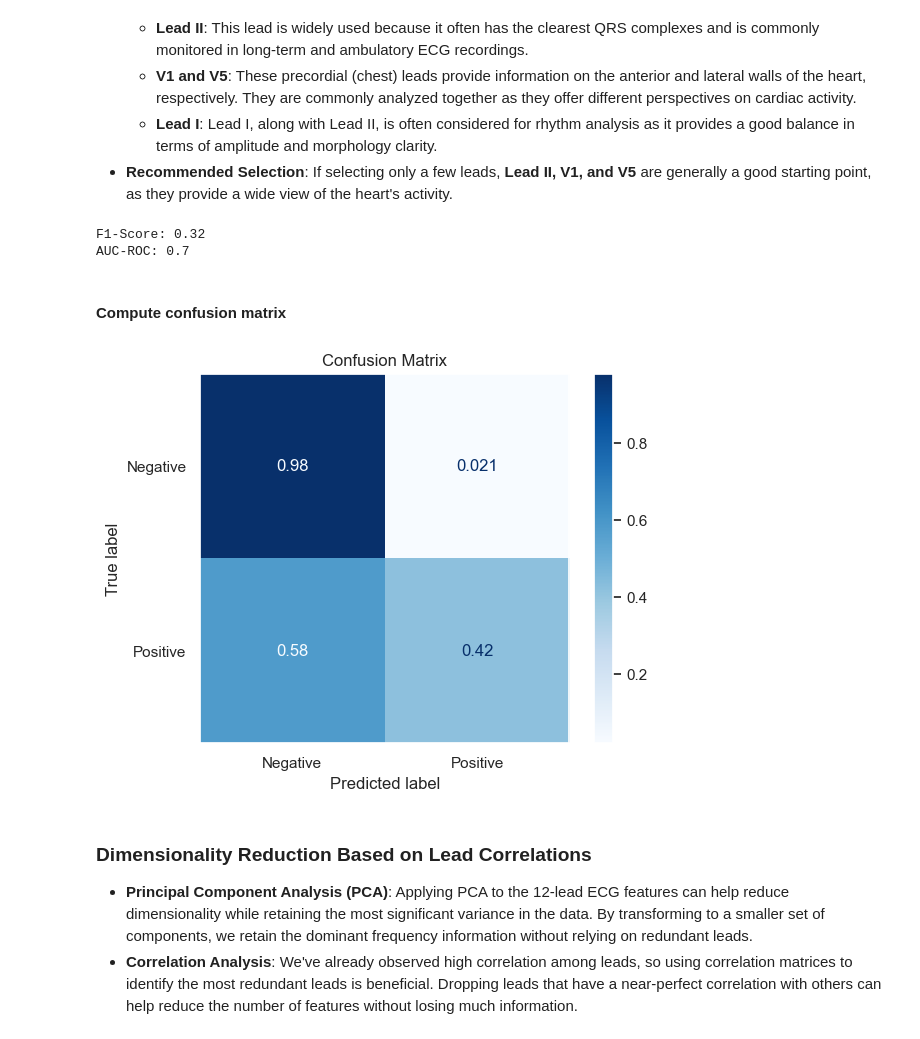
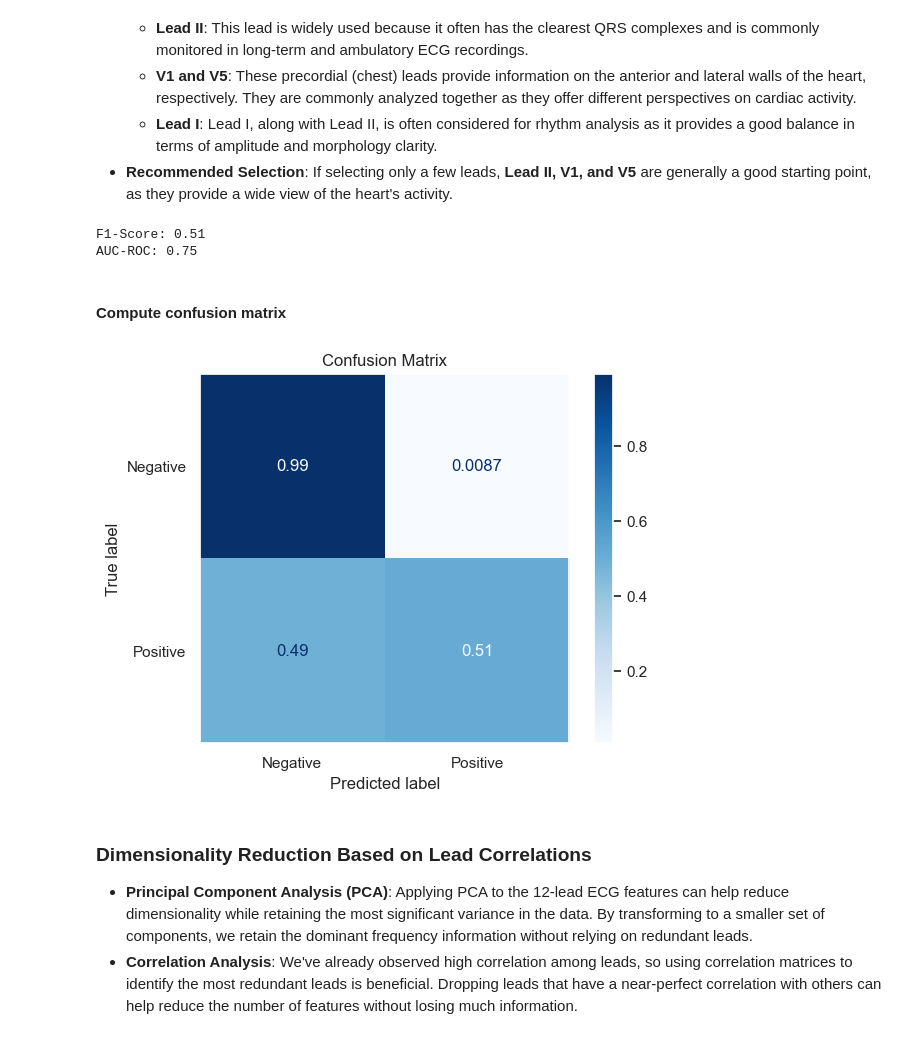
Before and after one commit to AGE90/ptbxl-challenge, a Jupyter notebook: notebooks/04-AGE-feture_selection.ipynb, the cells around one changed output. Cells and saved outputs as stored; diff of their text form; code cells hidden in the pictures.

```diff
--- a/notebooks/04-AGE-feture_selection.ipynb
+++ b/notebooks/04-AGE-feture_selection.ipynb
@@ -54,0 +37,18 @@ Number of samples: 9553
+# %%
+# Load metatadata
+dataset_metadata = pd.read_csv(data_interim_dir('dataset_metadata.csv'))
+dataset_metadata = dataset_metadata.set_index('ecg_id')[[target_column] + demographic_columns]
+print(f'Number of records: {len(dataset_metadata)}')
+display(dataset_metadata.head())
+
+# Dominant frequency features
+dominant_freq_features = pd.read_csv(data_processed_dir('dominant_freq_dataset.csv'))
+dominant_freq_features = dominant_freq_features.set_index('ecg_id')
+print(f'Number of records: {len(dominant_freq_features)}')
+display(dominant_freq_features.head())
+
+# Spectral entropy features
+spec_entropy_features = pd.read_csv(data_processed_dir('spec_entropy_dataset.csv'))
+spec_entropy_features = spec_entropy_features.set_index('ecg_id')
+print(f'Number of records: {len(spec_entropy_features)}')
+display(spec_entropy_features.head())
@@ -55,7 +87,7 @@ Number of samples: 9553
 # %% [markdown]
 ## Target variable distribution
 # %%
-target_counts = dataset[target_column].value_counts()
+target_counts = dataset_metadata[target_column].value_counts()
 plt.figure(figsize=(10, 5))
 target_counts.plot(kind='bar')
 plt.title('Target Distribution')
@@ -116,9 +166,16 @@ When working with 12-lead ECG data, we can see high correlation among the leads,
      - **Lead I**: Lead I, along with Lead II, is often considered for rhythm analysis as it provides a good balance in terms of amplitude and morphology clarity.
    - **Recommended Selection**: If selecting only a few leads, **Lead II, V1, and V5** are generally a good starting point, as they provide a wide view of the heart's activity.
 # %%
-# Get recommended features
-X = dataset[demographic_columns + ['DF_II', 'DF_V1', 'DF_V5']]
-y = dataset[target_column]
+X = pd.concat(
+    [
+        dataset_metadata[demographic_columns],
+        dominant_freq_features[['DF_II', 'DF_V1', 'DF_V5']],
+        spec_entropy_features[['SpecEn_II', 'SpecEn_V1', 'SpecEn_V5']]
+    ],
+    axis=1
+)
+
+y = dataset_metadata[target_column]
 
 # Split dataset
 X_train, X_test, y_train, y_test = train_test_split(
@@ -136,22 +193,25 @@ y_pred = model.predict(X_test)
 print(f'F1-Score: {np.round(f1_score(y_test, y_pred), 2)}')
 print(f'AUC-ROC: {np.round(roc_auc_score(y_test, y_pred), 2)}')
 # %% [output]
-F1-Score: 0.32
-AUC-ROC: 0.7
+F1-Score: 0.51
+AUC-ROC: 0.75
 # %% [markdown]
 #### Compute confusion matrix
 # %%
 cm = confusion_matrix(y_test, y_pred, normalize='true')
 
 # Plot the confusion matrix
-disp = ConfusionMatrixDisplay(confusion_matrix=cm, display_labels=['Negative', 'Positive'])
+disp = ConfusionMatrixDisplay(
+    confusion_matrix=cm,
+    display_labels=['Negative', 'Positive'],
+)
 disp.plot(cmap=plt.cm.Blues)
 plt.title("Confusion Matrix")
 
 plt.grid(False)
 plt.show()
 # %% [output]
-[figure, old version]
+[figure, new version]
 # %% [markdown]
 ### Dimensionality Reduction Based on Lead Correlations
    - **Principal Component Analysis (PCA)**: Applying PCA to the 12-lead ECG features can help reduce dimensionality while retaining the most significant variance in the data. By transforming to a smaller set of components, we retain the dominant frequency information without relying on redundant leads.
```
Also changed, not shown: parts of 16 cells of this notebook, 2 other files.
